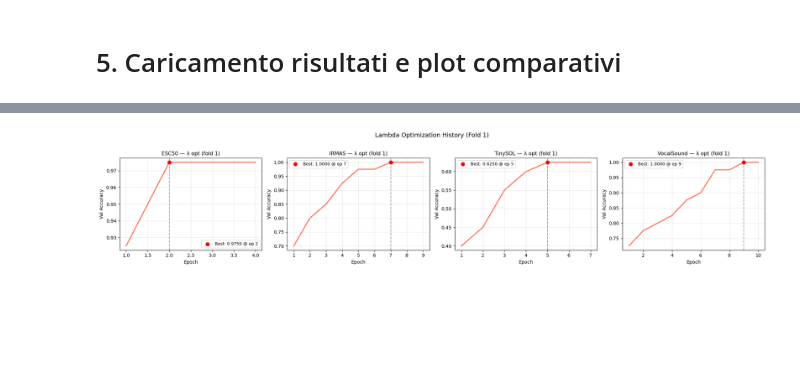
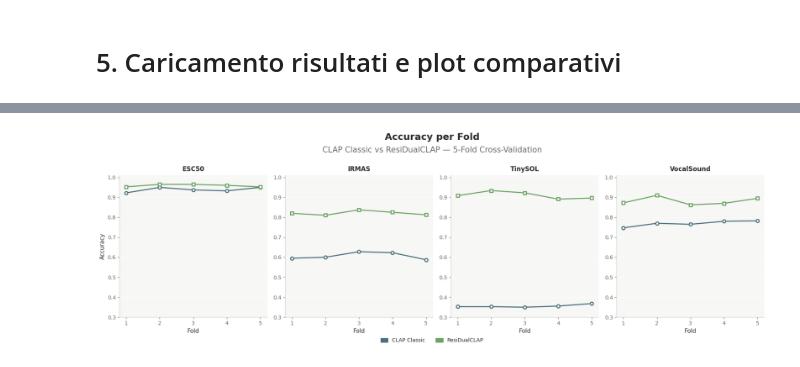
Before and after one commit to lorenzo-arcioni/ResiDual-CLAP, a Jupyter notebook: src/kfold_validation.ipynb, the cells around one changed output, grey strips where cells are left out. Drawn from its saved outputs; the diff is of its cells as text; code cells hidden in the pictures; blank space fills up the shorter version.

```diff
--- a/src/kfold_validation.ipynb
+++ b/src/kfold_validation.ipynb
@@ -446,0 +366,2 @@ plt.show()
+# %%
+N_FOLDS = 5
@@ -488,33 +469,74 @@ else:
 # %%
 # ============================================================
-# PLOT 4: Lambda optimization history (per ogni dataset, primo fold)
+# PLOT 2 — Fold-by-fold accuracy  (legenda unica in basso al centro)
 # ============================================================
 
-fig, axes = plt.subplots(1, n_datasets, figsize=(5 * n_datasets, 4), sharey=False)
+fig, axes = plt.subplots(1, n_datasets,
+                         figsize=(4.5 * n_datasets, 5.2),
+                         sharey=False)
 if n_datasets == 1:
     axes = [axes]
 
+fold_ids = list(range(1, N_FOLDS + 1))
+
+# calcola range y globale su tutti i dataset
+all_fold_accs = []
+for name in dataset_names:
+    res = all_results[name]
+    if res['classic']:
+        all_fold_accs += [f['accuracy'] for f in res['classic']['folds']]
+    if res['residual']:
+        all_fold_accs += [f['accuracy'] for f in res['residual']['folds']]
+
+y_min = max(0.0,  min(all_fold_accs) - 0.05)
+y_max = min(1.01, max(all_fold_accs) + 0.05)
+
 for ax, name in zip(axes, dataset_names):
     res = all_results[name]
-    if res['residual'] and res['residual']['folds']:
-        history = res['residual']['folds'][0].get('lambda_history', [])
-        if history:
-            ax.plot(range(1, len(history) + 1), history, color='tomato', linewidth=2)
-            best_epoch = res['residual']['folds'][0]['best_lambda_epoch']
-            best_acc   = res['residual']['folds'][0]['best_lambda_acc']
-            ax.axvline(best_epoch, linestyle='--', color='gray', alpha=0.7)
-            ax.scatter([best_epoch], [best_acc], color='red', zorder=5, s=60,
-                       label=f'Best: {best_acc:.4f} @ ep {best_epoch}')
-            ax.legend(fontsize=9)
+    ax.set_facecolor(C_PANEL)
+    ax.yaxis.grid(True, color=C_BG, linewidth=1.0, zorder=0)
+    ax.set_axisbelow(True)
 
-    ax.set_title(f'{name} — λ opt (fold 1)', fontsize=11)
-    ax.set_xlabel('Epoch', fontsize=10)
-    ax.set_ylabel('Val Accuracy', fontsize=10)
-    ax.grid(alpha=0.3)
+    if res['classic']:
+        vals = [f['accuracy'] for f in res['classic']['folds']]
+        ax.plot(fold_ids, vals, 'o-',
+                color=C_CLASSIC, linewidth=2, markersize=6,
+                markerfacecolor=C_BG, markeredgewidth=2,
+                zorder=3)
 
-plt.suptitle('Lambda Optimization History (Fold 1)', fontsize=13, y=1.02)
+    if res['residual']:
+        vals = [f['accuracy'] for f in res['residual']['folds']]
+        ax.plot(fold_ids, vals, 's-',
+                color=C_RESIDUAL, linewidth=2, markersize=6,
+                markerfacecolor=C_BG, markeredgewidth=2,
+                zorder=3)
+
+    ax.set_ylim(y_min, y_max)
+    ax.set_title(name, pad=8)
+    ax.set_xlabel('Fold')
+    ax.set_xticks(fold_ids)
+    if ax == axes[0]:
+        ax.set_ylabel('Accuracy')
+    for spine in ['top', 'right']:
+        ax.spines[spine].set_visible(False)
+
+fig.suptitle('Accuracy per Fold',
+             fontsize=18, fontweight='bold',
+             color=C_TEXT, y=1.06, x=0.5, ha='center')
+fig.text(0.5, 0.99,
+         f'CLAP Classic vs ResiDualCLAP — {N_FOLDS}-Fold Cross-Validation',
+         fontsize=15, color=C_SUBTEXT,
+         ha='center', va='top')
+
+fig.legend(handles=legend_patches,
+           loc='lower center',
+           bbox_to_anchor=(0.5, -0.04),
+           ncol=2,
+           handlelength=1.4, handleheight=0.9,
+           columnspacing=2.0)
+
 plt.tight_layout()
-plt.savefig(f'{OUTPUT_DIR}/plot_lambda_history.png', dpi=150)
+plt.savefig(f'{OUTPUT_DIR}/plot_folds_accuracy.png', dpi=180, bbox_inches='tight')
 plt.show()
 # %% [output]
-[figure, old version]
+[figure, new version]
```
Also changed, not shown: parts of 8 cells of this notebook, 13 other files.
